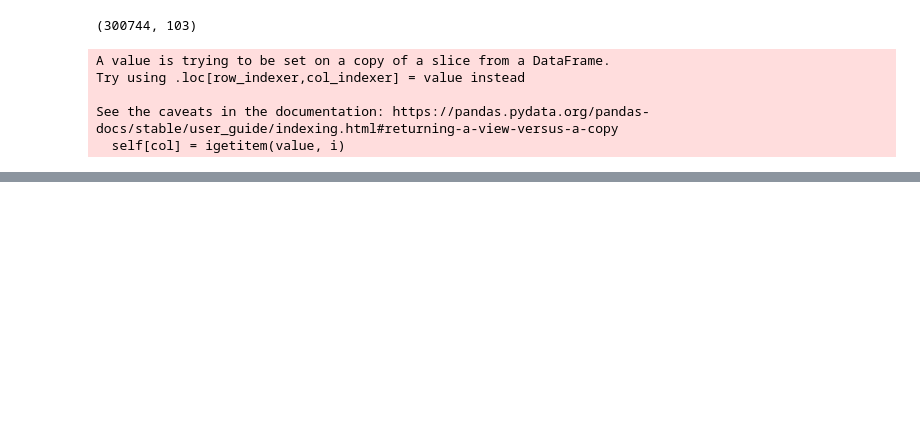
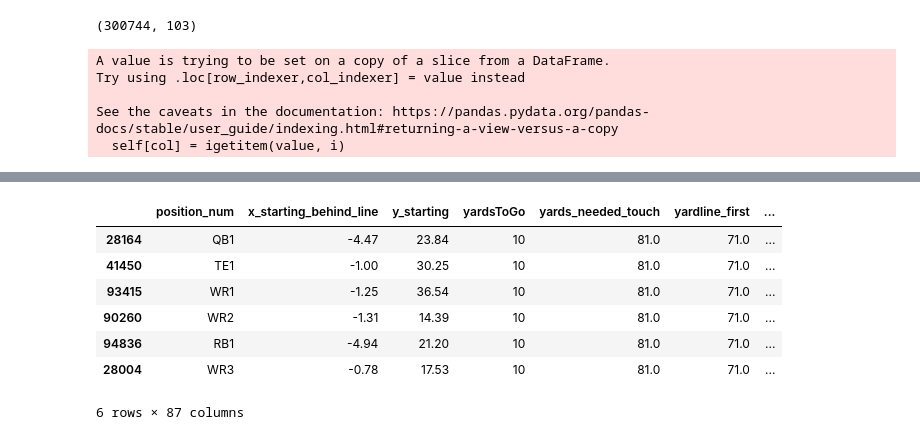
Before and after one commit to andrewbakert/NFL_Pass_Pred, a Jupyter notebook: route_pred.ipynb, the cells around one changed output, grey strips where cells are left out. Drawn from its saved outputs; the diff is of its cells as text; code cells hidden in the pictures; blank space fills up the shorter version.

```diff
--- a/route_pred.ipynb
+++ b/route_pred.ipynb
@@ -456,0 +327,5 @@ X_test_trans @ results_x.conf_int(alpha=0.05)
+# %%
+plays_test = week1_off_starting.iloc[X_test.index]
+plays_test_sorted = plays_test.reset_index().sort_values('index')
+# %%
+play1_test =  plays_test_sorted[plays_test_sorted['playId'] == plays_test_sorted['playId'].min()]
@@ -456,0 +381,11 @@ X_test_trans @ results_x.conf_int(alpha=0.05)
+# %%
+X_play1.drop(['time_acc_s'], axis=1).drop_duplicates()
+# %% [output]
+|  | position_num | x_starting_behind_line | y_starting | yardsToGo | yards_needed_touch | yardline_first | ... |
+| 28164 | QB1 | -4.47 | 23.84 | 10 | 81.0 | 71.0 | ... |
+| 41450 | TE1 | -1.00 | 30.25 | 10 | 81.0 | 71.0 | ... |
+| 93415 | WR1 | -1.25 | 36.54 | 10 | 81.0 | 71.0 | ... |
+| 90260 | WR2 | -1.31 | 14.39 | 10 | 81.0 | 71.0 | ... |
+| 94836 | RB1 | -4.94 | 21.20 | 10 | 81.0 | 71.0 | ... |
+| 28004 | WR3 | -0.78 | 17.53 | 10 | 81.0 | 71.0 | ... |
+6 rows × 87 columns
```
Also changed, not shown: parts of 61 cells of this notebook, 9 other files.
